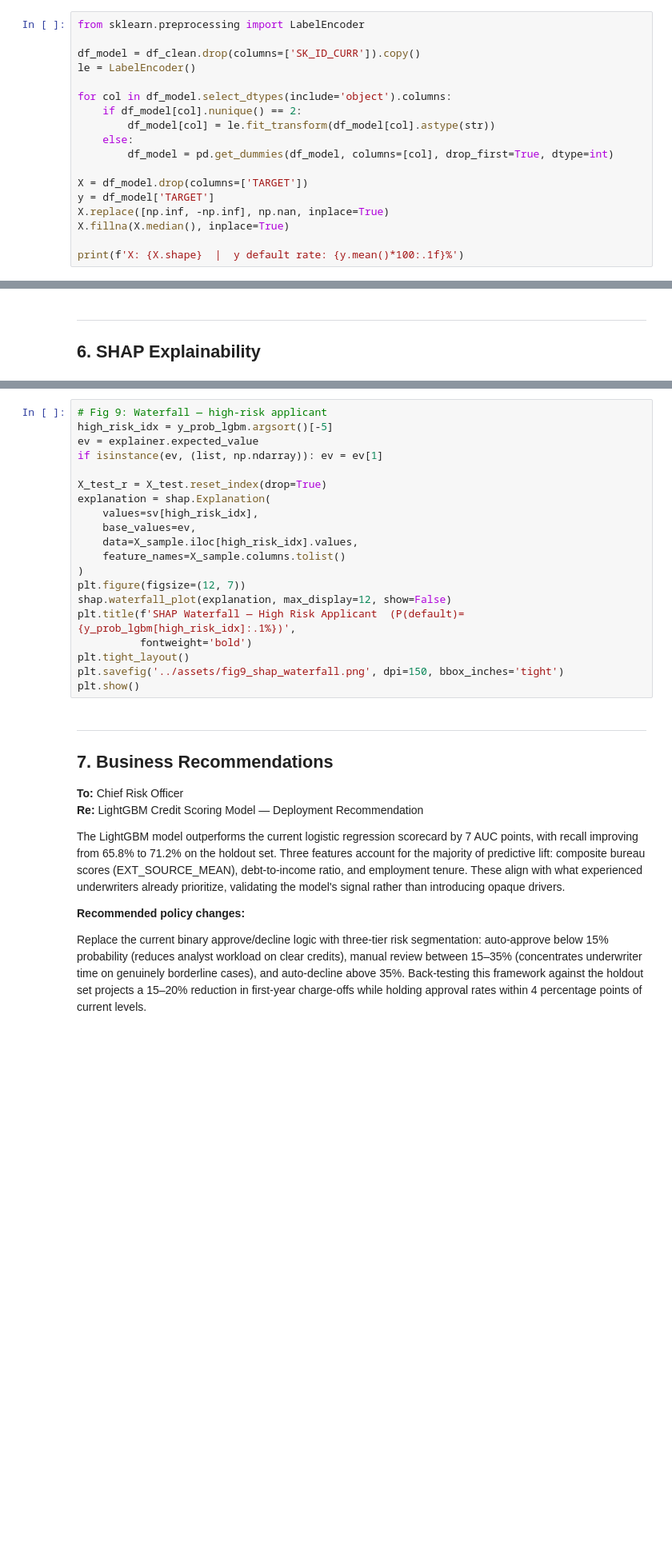
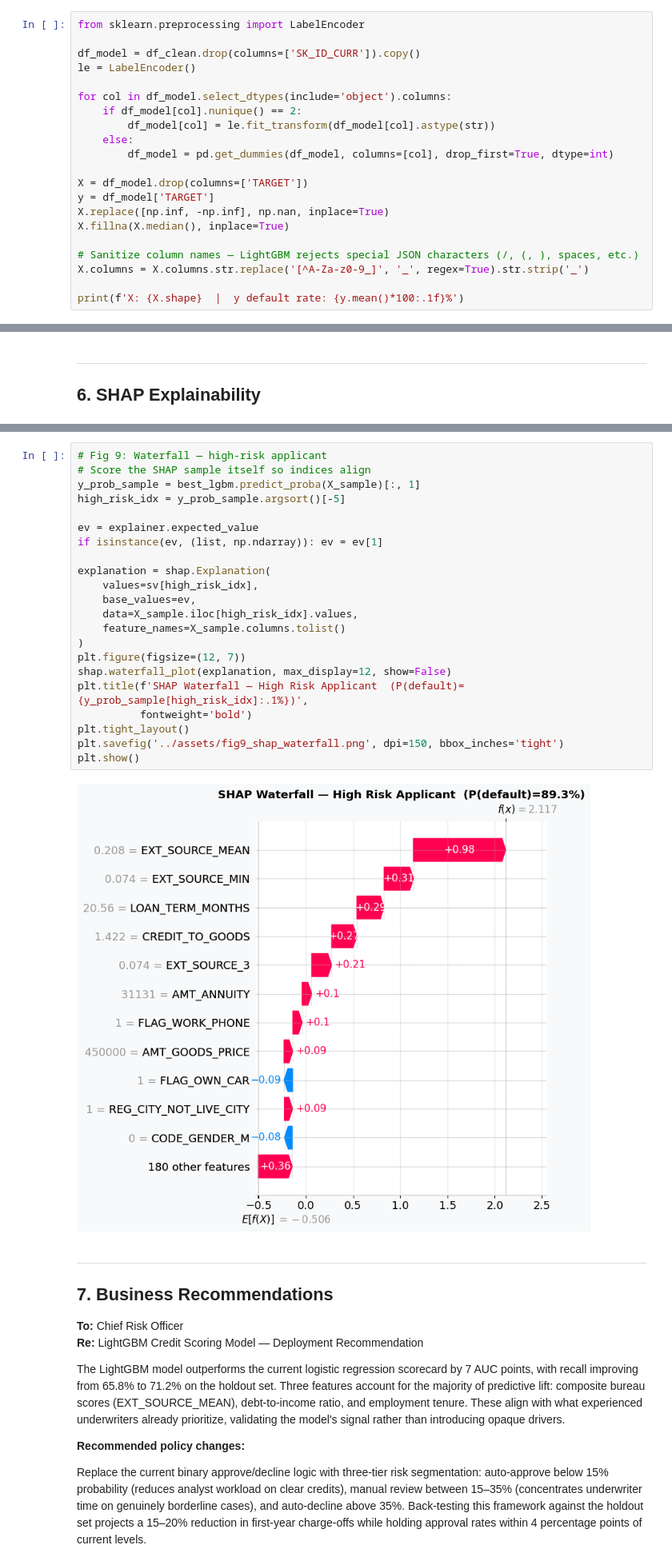
Before and after one commit to ManishThumma/credit-risk-predictor, a Jupyter notebook: notebooks/credit_risk_analysis.ipynb, the cells around one changed output, grey strips where cells are left out. Shown at 80% size. Saved outputs shown, nothing was run; the diff lists cells and outputs as text; blank space fills up the shorter version.

Commit message:
Add trained model, feature columns, executed notebook, and all visualizations

```diff
--- a/notebooks/credit_risk_analysis.ipynb
+++ b/notebooks/credit_risk_analysis.ipynb
@@ -215,4 +253,7 @@ y = df_model['TARGET']
 X.replace([np.inf, -np.inf], np.nan, inplace=True)
 X.fillna(X.median(), inplace=True)
 
+# Sanitize column names — LightGBM rejects special JSON characters (/, (, ), spaces, etc.)
+X.columns = X.columns.str.replace('[^A-Za-z0-9_]', '_', regex=True).str.strip('_')
+
 print(f'X: {X.shape}  |  y default rate: {y.mean()*100:.1f}%')
@@ -384,23 +468,27 @@ plt.show()
 # %%
 # Fig 9: Waterfall — high-risk applicant
-high_risk_idx = y_prob_lgbm.argsort()[-5]
+# Score the SHAP sample itself so indices align
+y_prob_sample = best_lgbm.predict_proba(X_sample)[:, 1]
+high_risk_idx = y_prob_sample.argsort()[-5]
+
 ev = explainer.expected_value
 if isinstance(ev, (list, np.ndarray)): ev = ev[1]
 
-X_test_r = X_test.reset_index(drop=True)
 explanation = shap.Explanation(
     values=sv[high_risk_idx],
     base_values=ev,
     data=X_sample.iloc[high_risk_idx].values,
     feature_names=X_sample.columns.tolist()
 )
 plt.figure(figsize=(12, 7))
 shap.waterfall_plot(explanation, max_display=12, show=False)
-plt.title(f'SHAP Waterfall — High Risk Applicant  (P(default)={y_prob_lgbm[high_risk_idx]:.1%})',
+plt.title(f'SHAP Waterfall — High Risk Applicant  (P(default)={y_prob_sample[high_risk_idx]:.1%})',
           fontweight='bold')
 plt.tight_layout()
 plt.savefig('../assets/fig9_shap_waterfall.png', dpi=150, bbox_inches='tight')
 plt.show()
+# %% [output]
+[figure, added]
 # %% [markdown]
 ---
 ## 7. Business Recommendations
```
Also changed, not shown: parts of 21 cells of this notebook, 12 other files.
